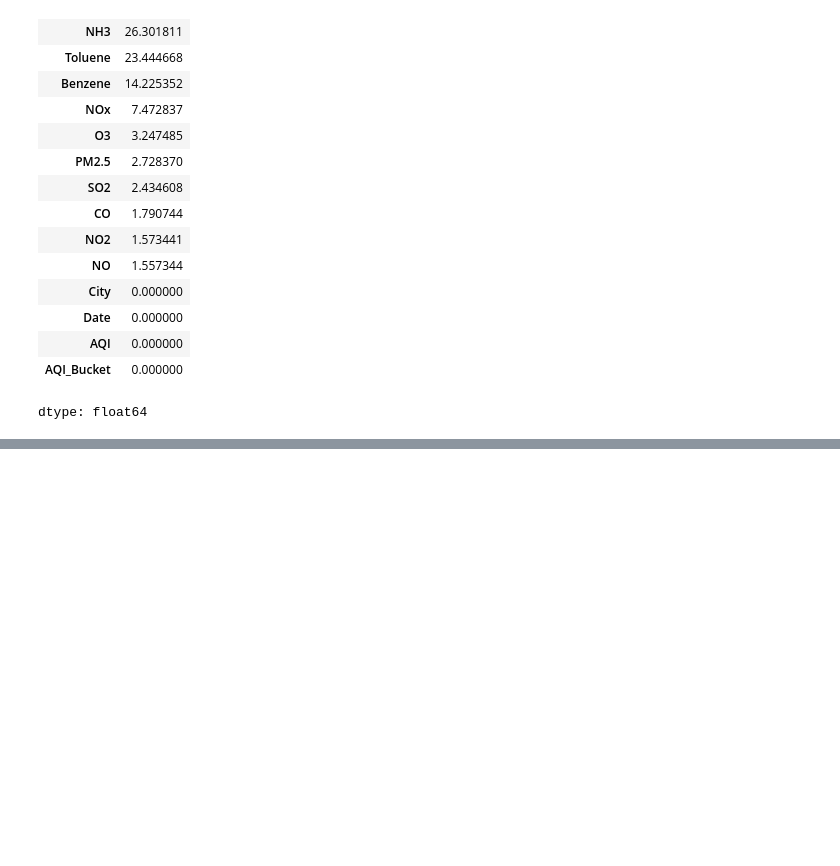
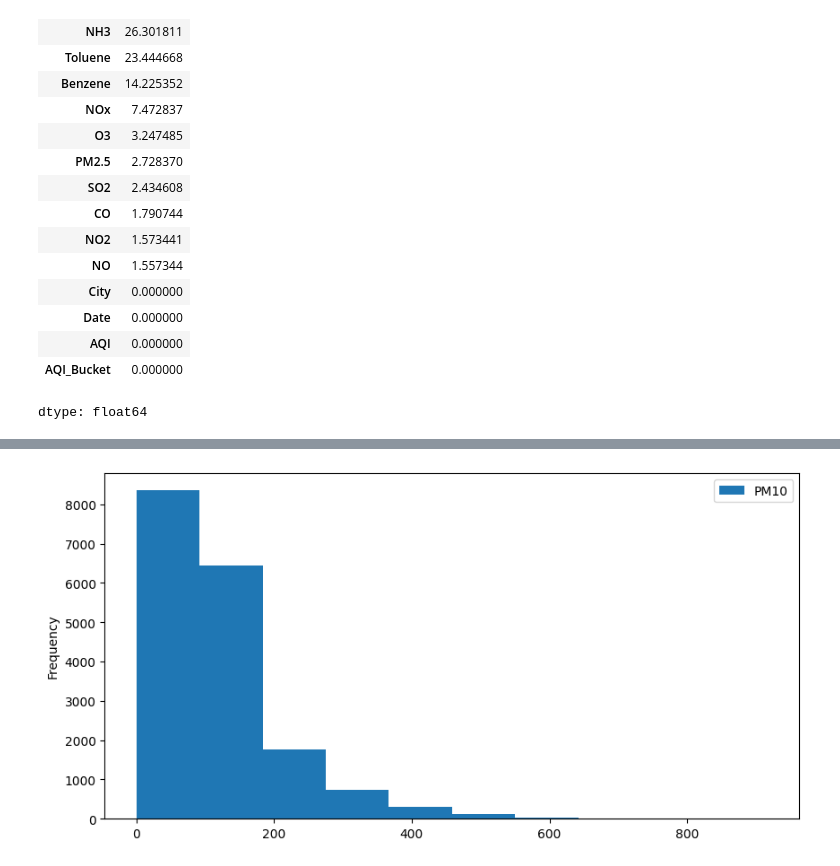
Before and after one commit to shivambarthwal2/Air-Quality-Index-Prediction-AICTE-Cycle-4, a Jupyter notebook: AQI_Prediction_Model.ipynb, the cells around one changed output, grey strips where cells are left out. Cells and saved outputs as stored; diff of their text form; code cells hidden in the pictures; blank space fills up the shorter version.

```diff
--- a/AQI_Prediction_Model.ipynb
+++ b/AQI_Prediction_Model.ipynb
@@ -258,0 +270,7 @@ dtype: float64
+# %%
+# Univariate analysis
+df ['PM10'].plot(kind = 'hist', figsize=(10,5))
+plt. legend()
+plt.show()
+# %% [output]
+[figure, added]
```
Also changed, not shown: parts of 44 cells of this notebook.
